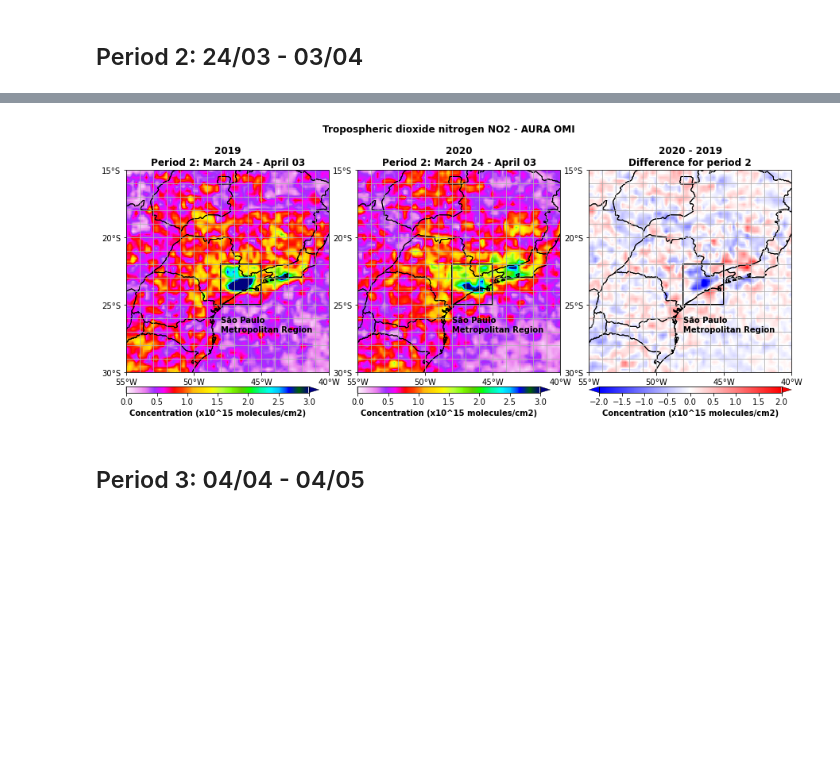
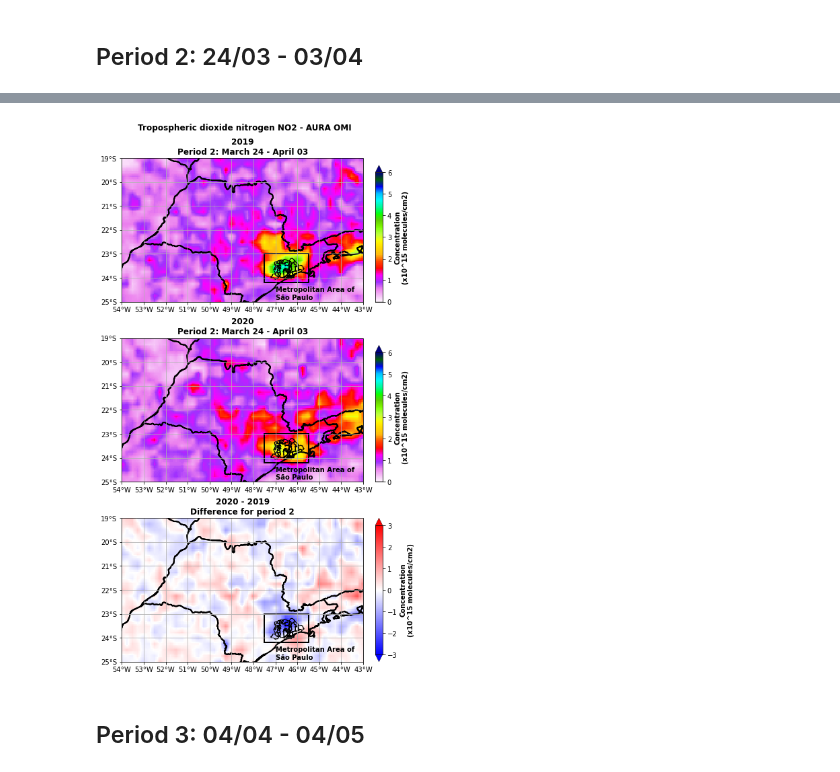
Before and after one commit to SandroAlex/phd, a Jupyter notebook: notebooks/covid19/no2_omi2.ipynb, the cells around one changed output, grey strips where cells are left out. Cells and saved outputs as stored; diff of their text form; code cells hidden in the pictures; blank space fills up the shorter version.

```diff
--- a/notebooks/covid19/no2_omi2.ipynb
+++ b/notebooks/covid19/no2_omi2.ipynb
@@ -450,0 +469,9 @@ grid={
+# %%
+# Metropolitan area of São Paulo.
+masp = gdf.NOMEMESO == "METROPOLITANA DE SAO PAULO"
+ax = gdf[masp].plot(facecolor="red", figsize=(12, 6))
+gdf[~masp].plot(ax=ax)
+plt.title("Metropolitan Area of São Paulo", weight="bold")
+plt.grid()
+plt.xlabel("Longitude (°)", weight="bold")
+_ = plt.ylabel("Latitude (°)", weight="bold")
@@ -452,7 +481,7 @@ grid={
 ## Mean for whole time range
 # %%
 # Box around São Paulo Metropolitan Region.
-box_lat_i = -25.0; box_lat_f = -22.0; box_lon_i = -48.0; box_lon_f = -45.0
+box_lat_i = -24.2; box_lat_f = -23.0; box_lon_i = -47.5; box_lon_f = -45.5
 box_dlat = box_lat_f - box_lat_i
 box_dlon = box_lon_f - box_lon_i
 box_lat_slice = slice(box_lat_i, box_lat_f)
@@ -676,7 +708,7 @@ Wall time: 16.9 ms
 # %%
 # Parameters for plots.
-vmin = 0.0; vmax = 3.0; dv = 0.5 # Absolute concentrations.
-dvmin = -2.0; dvmax = 2.0; ddv = 0.5 # Variations.
+vmin = 0.0; vmax = 6.0; dv = 1.0 # Absolute concentrations.
+dvmin = -3.0; dvmax = 3.0; ddv = 1.0 # Variations.
 # %% [markdown]
 ## Period 0: 12/02 - 13/03
 # %%
@@ -931,14 +977,14 @@ Wall time: 10.4 s
 # Make grid object.
 projection = ccrs.PlateCarree()
 axes_class = (GeoAxes, dict(map_projection=projection))
-fig = plt.figure(figsize=(15, 5.75))
+fig = plt.figure(figsize=(12, 13))
 axgr = AxesGrid(
     fig=fig,
     rect=111,
     axes_class=axes_class,
-    nrows_ncols=(1, 3),
-    axes_pad=0.5,
-    cbar_location="bottom",
+    nrows_ncols=(3, 1),
+    axes_pad=0.75,
+    cbar_location="right",
     cbar_mode="each",
     cbar_pad=0.25,
     cbar_size="3%",
@@ -948,15 +994,16 @@ axgr = AxesGrid(
 # Make maps.
 for index, axis in enumerate(axgr):
     axis.coastlines()
-    axis.set_extent([-55, -40, -30, -15], crs=projection)
+    axis.set_extent([-54, -43, -25, -19], crs=projection)
     axis.add_feature(cfeature.BORDERS)
-    axis.set_xticks(np.arange(-55, -40 + 5, 5), crs=projection)
-    axis.set_yticks(np.arange(-30, -15 + 5, 5), crs=projection)
+    axis.add_feature(cfeature.STATES, lw=2)
+    axis.set_xticks(np.arange(-54, -43 + 1, 1), crs=projection)
+    axis.set_yticks(np.arange(-25, -19 + 1, 1), crs=projection)
     lon_formatter = LongitudeFormatter(zero_direction_label=True)
     lat_formatter = LatitudeFormatter()
     axis.xaxis.set_major_formatter(lon_formatter)
     axis.yaxis.set_major_formatter(lat_formatter)
-    axis.gridlines(xlocs=range(-55, -40 + 1, 1), ylocs=range(-30, -15 + 1, 1))
+    axis.gridlines(xlocs=range(-54, -43 + 1, 1), ylocs=range(-25, -19 + 1, 1))
 
     # Brazilian states's boundaries.
     for state in shp.geometries():
@@ -969,8 +1016,8 @@ for index, axis in enumerate(axgr):
 
 # Box around São Paulo city.
 for axis in axgr:
-    axis.text(x=-48, y=-27,
-              s="São Paulo\nMetropolitan Region", color="black", weight="bold")
+    axis.text(x=-47, y=-24.9,
+              s="Metropolitan Area of\nSão Paulo", color="black", weight="bold")
     axis.add_patch(mpatches.Rectangle(
         xy=[box_lon_i, box_lat_i],
         width=box_dlon,
@@ -981,7 +1028,7 @@ for axis in axgr:
         facecolor="black"
     ))
 
-# Period 2 for 2019.
+# Period for 2019.
 p = (DS.NO2.sel(time=p2s[2019]).mean("time") / scale).\
     interp(coords=grid).plot(
     ax=axgr[0],
@@ -995,9 +1042,9 @@ p = (DS.NO2.sel(time=p2s[2019]).mean("time") / scale).\
 # Fill color bar.
 cb = axgr.cbar_axes[0].colorbar(p, extend="max")
 cb.cbar_axis.set_ticks(np.arange(vmin, vmax + dv, dv))
-cb.set_label_text("Concentration (x10^15 molecules/cm2)", weight="bold")
+cb.set_label_text("Concentration\n(x10^15 molecules/cm2)", weight="bold")
 
-# Period 2 for 2020.
+# Period for 2020.
 p = (DS.NO2.sel(time=p2s[2020]).mean("time") / scale).\
     interp(coords=grid).plot(
     ax=axgr[1],
@@ -1011,9 +1058,9 @@ p = (DS.NO2.sel(time=p2s[2020]).mean("time") / scale).\
 # Fill color bar.
 cb = axgr.cbar_axes[1].colorbar(p, extend="max")
 cb.cbar_axis.set_ticks(np.arange(vmin, vmax + dv, dv))
-cb.set_label_text("Concentration (x10^15 molecules/cm2)", weight="bold")
+cb.set_label_text("Concentration\n(x10^15 molecules/cm2)", weight="bold")
 
-# Difference between 2020 and 2019.
+# Difference between 2020 and 2019 .
 p = (DS.NO2.sel(time=p2s[2020]).mean("time") / scale - \
      DS.NO2.sel(time=p2s[2019]).mean("time") / scale).\
     interp(coords=grid).plot(
@@ -1028,10 +1075,16 @@ p = (DS.NO2.sel(time=p2s[2020]).mean("time") / scale - \
 # Fill color bar.
 cb = axgr.cbar_axes[2].colorbar(p, extend="both")
 cb.cbar_axis.set_ticks(np.arange(dvmin, dvmax + ddv, ddv))
-cb.set_label_text("Concentration (x10^15 molecules/cm2)", weight="bold")
+cb.set_label_text("Concentration\n(x10^15 molecules/cm2)", weight="bold")
+
+# Metropolitan area of São Paulo.
+gdf[masp].plot(ax=axgr[0], facecolor="none", edgecolor="black", lw=1)
+gdf[masp].plot(ax=axgr[1], facecolor="none", edgecolor="black", lw=1)
+gdf[masp].plot(ax=axgr[2], facecolor="none", edgecolor="black", lw=1)
 
 # Adjustments.
 fig.suptitle("Tropospheric dioxide nitrogen NO2 - AURA OMI", weight="bold")
+plt.subplots_adjust(top=0.925)
 axgr[0].set_title(t2s[2019], weight="bold")
 axgr[1].set_title(t2s[2020], weight="bold")
 axgr[2].set_title("2020 - 2019\nDifference for period 2", weight="bold")
@@ -1048,4 +1101,4 @@ Wall time: 17 s
-[figure, old version]
+[figure, new version]
 # %% [markdown]
 ## Period 3: 04/04 - 04/05
 # %%
```
Also changed, not shown: parts of 33 cells of this notebook.
